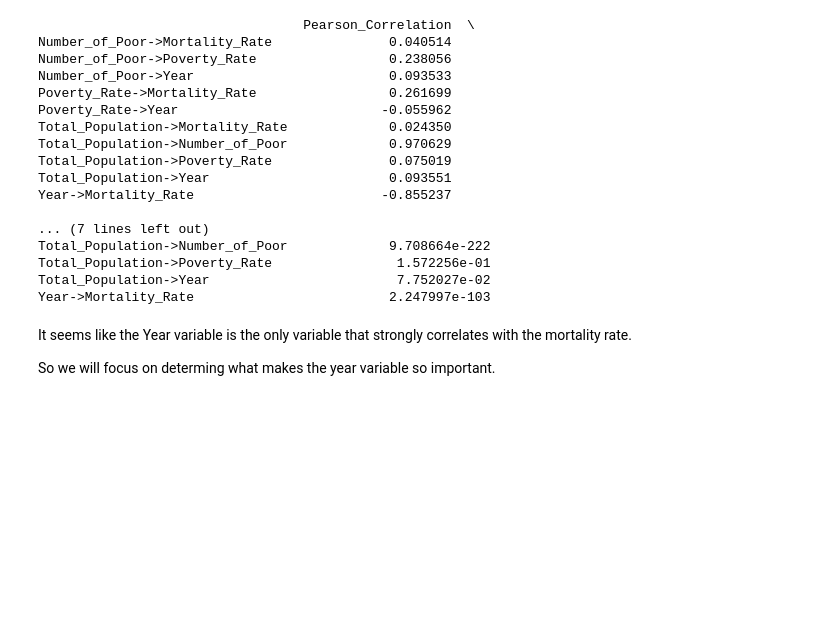
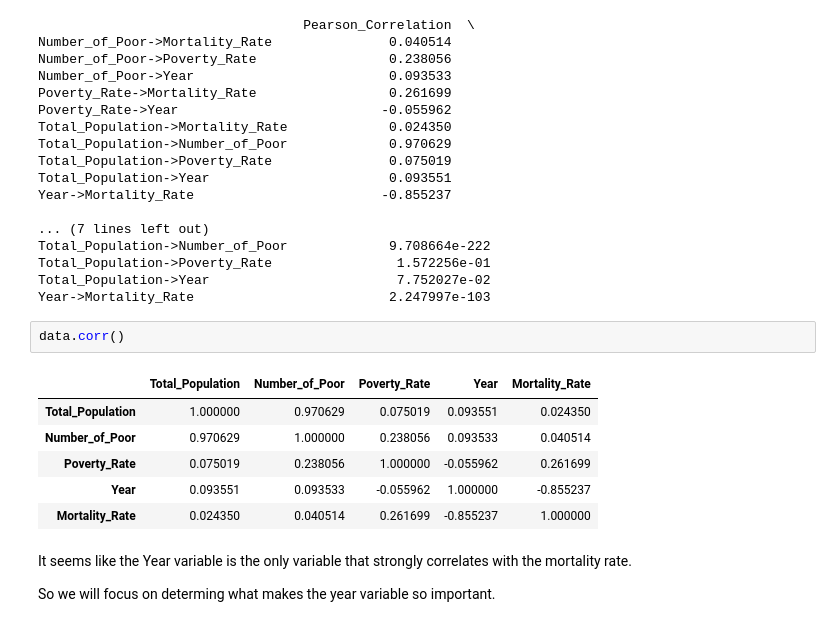
Before and after one commit to littlesiagoy/Springboard-Capstone-1, a Jupyter notebook: Statistical Inference.ipynb, the cells around one changed output. Drawn from its saved outputs; the diff is of its cells as text; blank space fills up the shorter version.

```diff
--- a/Statistical Inference.ipynb
+++ b/Statistical Inference.ipynb
@@ -108,6 +109,15 @@ Total_Population->Number_of_Poor             9.708664e-222
 Total_Population->Poverty_Rate                1.572256e-01
 Total_Population->Year                        7.752027e-02
 Year->Mortality_Rate                         2.247997e-103
+# %%
+data.corr()
+# %% [output]
+|  | Total_Population | Number_of_Poor | Poverty_Rate | Year | Mortality_Rate |
+| Total_Population | 1.000000 | 0.970629 | 0.075019 | 0.093551 | 0.024350 |
+| Number_of_Poor | 0.970629 | 1.000000 | 0.238056 | 0.093533 | 0.040514 |
+| Poverty_Rate | 0.075019 | 0.238056 | 1.000000 | -0.055962 | 0.261699 |
+| Year | 0.093551 | 0.093533 | -0.055962 | 1.000000 | -0.855237 |
+| Mortality_Rate | 0.024350 | 0.040514 | 0.261699 | -0.855237 | 1.000000 |
 # %% [markdown]
 It seems like the Year variable is the only variable that strongly correlates with the mortality rate.
 
```
Also changed, not shown: parts of 4 cells of this notebook, 4 other files.
